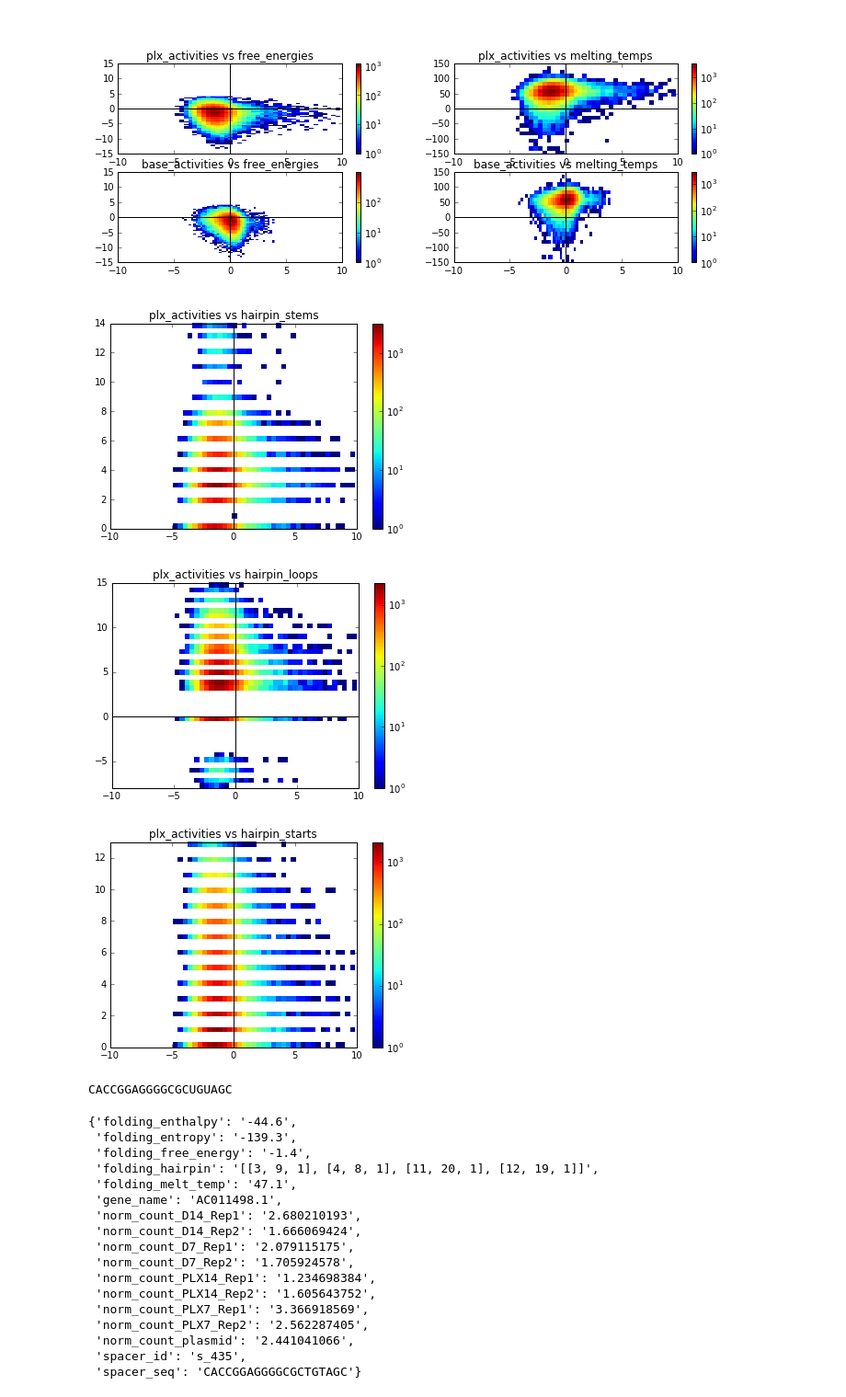
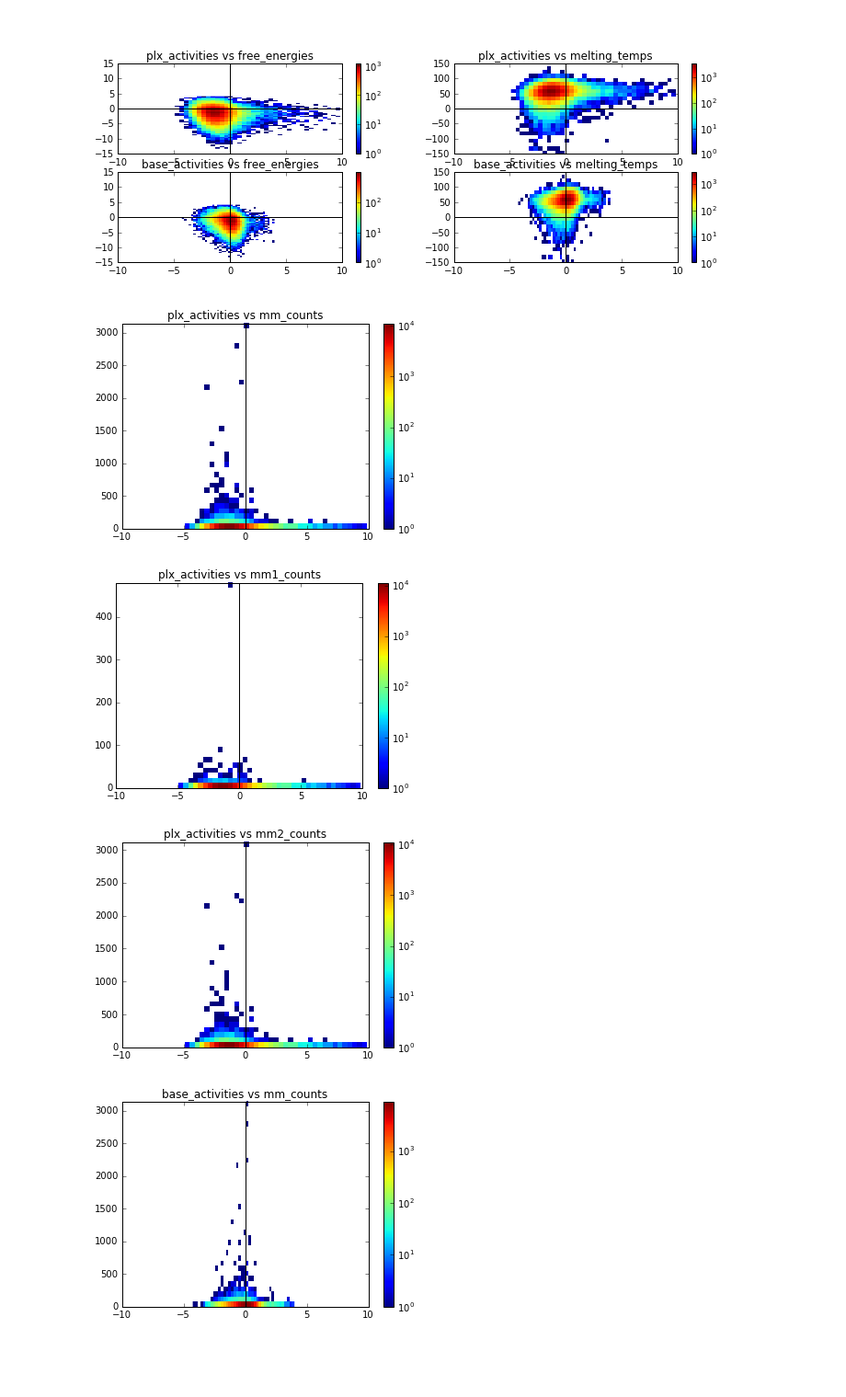
Before and after one commit to asross/guide-cluster, a Jupyter notebook: presentation.ipynb, the cells around one changed output. Shown: that part at 92% size. Saved outputs shown, nothing was run; the diff lists cells and outputs as text; code cells hidden in the pictures; blank space fills up the shorter version.

```diff
--- a/presentation.ipynb
+++ b/presentation.ipynb
@@ -61,0 +74,2 @@ hairpin_starts = [point.hairpin().start_index() for point in points]
+# %%
+foldable_points = list(filter(lambda p: p.mfold_result().dG < 900, points))
@@ -86,14 +114,3 @@ activity_2dhist('base_activities', 'melting_temps')
 plt.show()
 # %% [output]
 [figure]
-# %%
-activity_2dhist('plx_activities', 'hairpin_stems')
-plt.show()
-activity_2dhist('plx_activities', 'hairpin_loops')
-plt.show()
-activity_2dhist('plx_activities', 'hairpin_starts')
-plt.show()
-# %% [output]
-[figure, removed]
-[figure, removed]
-[figure, removed]
@@ -102,23 +117,21 @@ neg_loops = list(filter(lambda p: p.hairpin().loop_length() < 0, points))
-# %%
-i = 1
-print(neg_loops[i].rna_sequence())
-neg_loops[i].row
-# %% [output]
-CACCGGAGGGGCGCUGUAGC
-{'folding_enthalpy': '-44.6',
- 'folding_entropy': '-139.3',
- 'folding_free_energy': '-1.4',
- 'folding_hairpin': '[[3, 9, 1], [4, 8, 1], [11, 20, 1], [12, 19, 1]]',
- 'folding_melt_temp': '47.1',
- 'gene_name': 'AC011498.1',
- 'norm_count_D14_Rep1': '2.680210193',
- 'norm_count_D14_Rep2': '1.666069424',
- 'norm_count_D7_Rep1': '2.079115175',
- 'norm_count_D7_Rep2': '1.705924578',
- 'norm_count_PLX14_Rep1': '1.234698384',
- 'norm_count_PLX14_Rep2': '1.605643752',
- 'norm_count_PLX7_Rep1': '3.366918569',
- 'norm_count_PLX7_Rep2': '2.562287405',
- 'norm_count_plasmid': '2.441041066',
- 'spacer_id': 's_435',
- 'spacer_seq': 'CACCGGAGGGGCGCTGTAGC'}
+# %%
+mm_counts = [len(p.bowtie_result().matches()[1:]) for p in foldable_points]
+mm1_counts = [p.bowtie_result().mismatch_counts()[1] for p in foldable_points]
+mm2_counts = [p.bowtie_result().mismatch_counts()[2] for p in foldable_points]
+activity_2dhist('plx_activities', 'mm_counts')
+plt.show()
+activity_2dhist('plx_activities', 'mm1_counts')
+plt.show()
+activity_2dhist('plx_activities', 'mm2_counts')
+plt.show()
+activity_2dhist('base_activities', 'mm_counts')
+plt.show()
+activity_2dhist('base_activities', 'mm1_counts')
+plt.show()
+activity_2dhist('base_activities', 'mm2_counts')
+plt.show()
+# %% [output]
+[figure, added]
+[figure, added]
+[figure, added]
+[figure, added]
```
Also changed, not shown: parts of 28 cells of this notebook, 1 other file.
